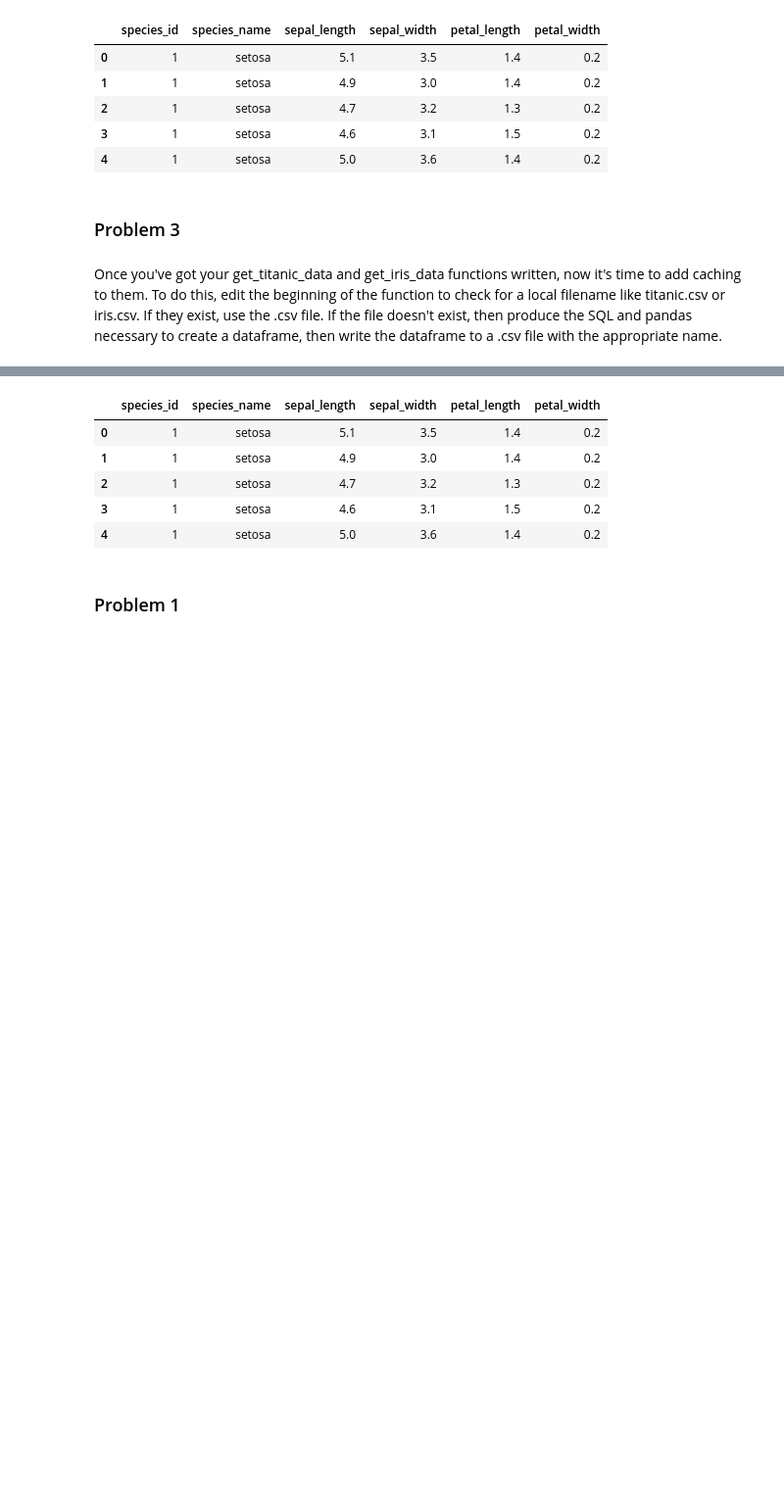
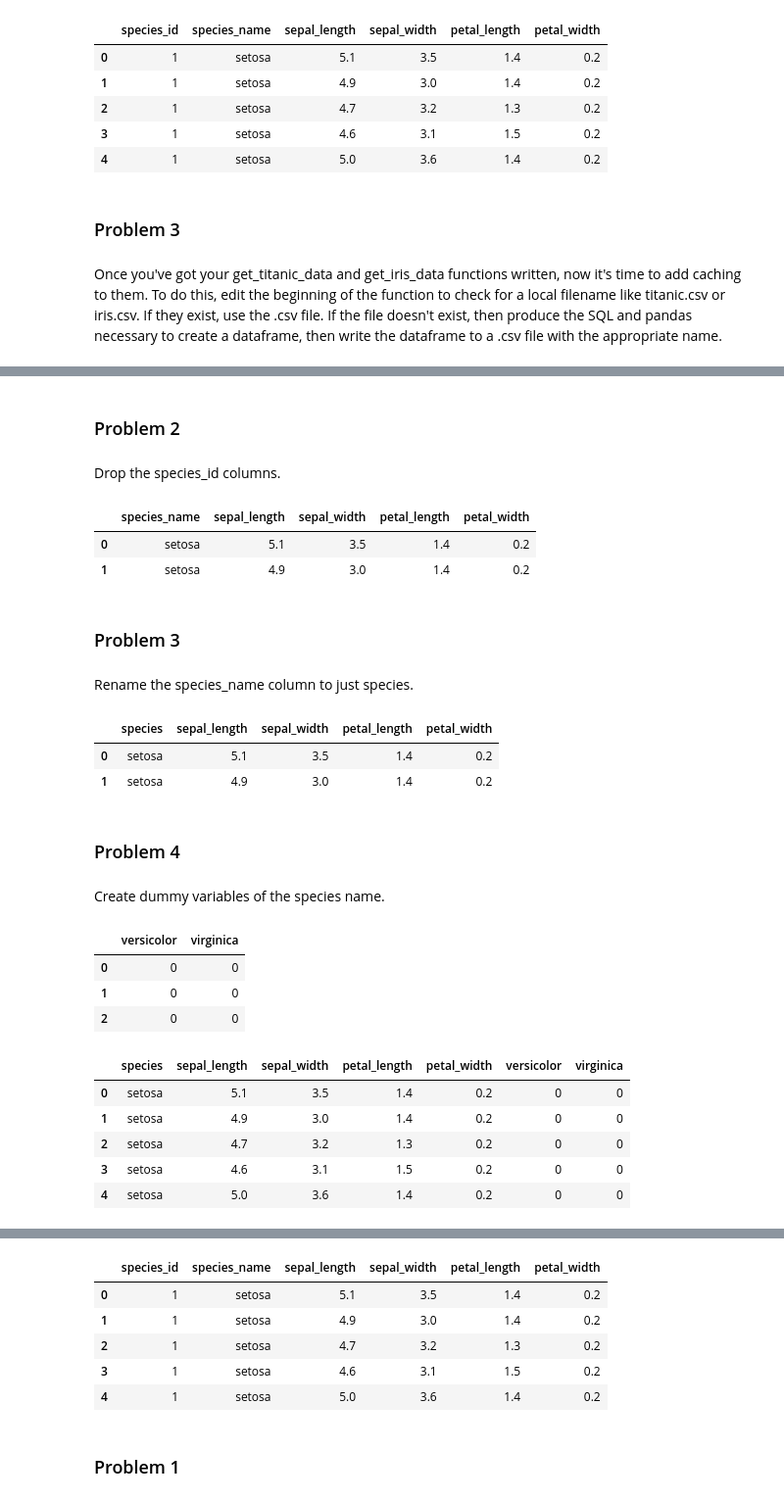
Before and after one commit to dbojado/classification-exercises, a Jupyter notebook: classification_exercises.ipynb, the cells around one changed output, grey strips where cells are left out. Shown: that part at 98% size. Saved outputs shown, nothing was run; the diff lists cells and outputs as text; code cells hidden in the pictures; blank space fills up the shorter version.

```diff
--- a/classification_exercises.ipynb
+++ b/classification_exercises.ipynb
@@ -448,0 +465,3 @@ Once you've got your get_titanic_data and get_iris_data functions written, now i
+# %%
+iris = get_iris_data()
+iris.head()
@@ -448,0 +475,44 @@ Once you've got your get_titanic_data and get_iris_data functions written, now i
+# %% [markdown]
+### Problem 2
+# %% [markdown]
+Drop the species_id columns.
+# %%
+iris = iris.drop(columns='species_id')
+iris.head(2)
+# %% [output]
+|  | species_name | sepal_length | sepal_width | petal_length | petal_width |
+| 0 | setosa | 5.1 | 3.5 | 1.4 | 0.2 |
+| 1 | setosa | 4.9 | 3.0 | 1.4 | 0.2 |
+# %% [markdown]
+### Problem 3
+# %% [markdown]
+Rename the species_name column to just species.
+# %%
+iris = iris.rename(columns={'species_name': 'species'})
+iris.head(2)
+# %% [output]
+|  | species | sepal_length | sepal_width | petal_length | petal_width |
+| 0 | setosa | 5.1 | 3.5 | 1.4 | 0.2 |
+| 1 | setosa | 4.9 | 3.0 | 1.4 | 0.2 |
+# %% [markdown]
+### Problem 4
+# %% [markdown]
+Create dummy variables of the species name.
+# %%
+species_dummies = pd.get_dummies(iris.species, drop_first=True)
+species_dummies.head(3)
+# %% [output]
+|  | versicolor | virginica |
+| 0 | 0 | 0 |
+| 1 | 0 | 0 |
+| 2 | 0 | 0 |
+# %%
+iris = pd.concat([iris, species_dummies], axis=1)
+iris.head()
+# %% [output]
+|  | species | sepal_length | sepal_width | petal_length | petal_width | versicolor | virginica |
+| 0 | setosa | 5.1 | 3.5 | 1.4 | 0.2 | 0 | 0 |
+| 1 | setosa | 4.9 | 3.0 | 1.4 | 0.2 | 0 | 0 |
+| 2 | setosa | 4.7 | 3.2 | 1.3 | 0.2 | 0 | 0 |
+| 3 | setosa | 4.6 | 3.1 | 1.5 | 0.2 | 0 | 0 |
+| 4 | setosa | 5.0 | 3.6 | 1.4 | 0.2 | 0 | 0 |
```
Also changed, not shown: parts of 15 cells of this notebook.
